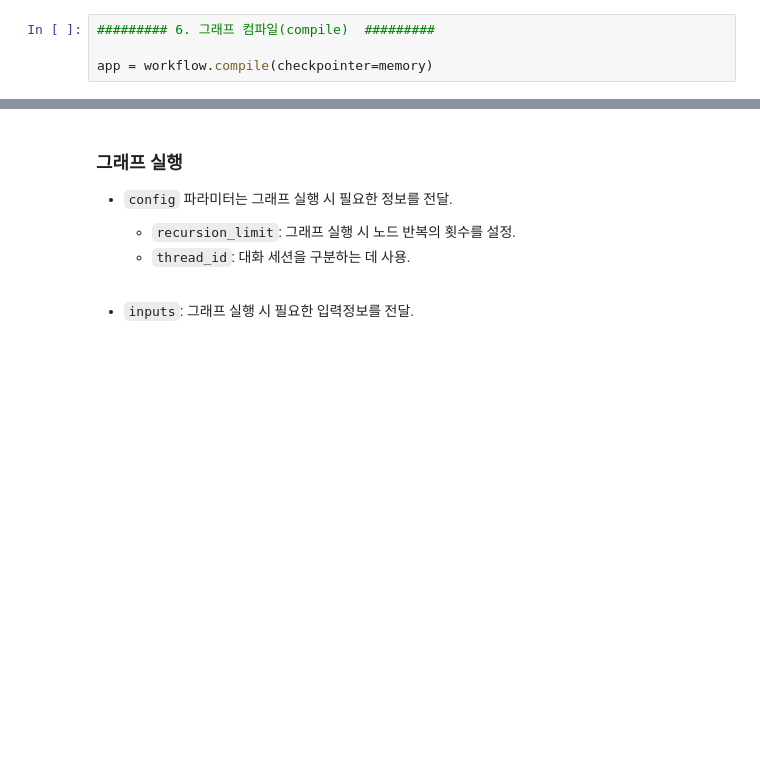
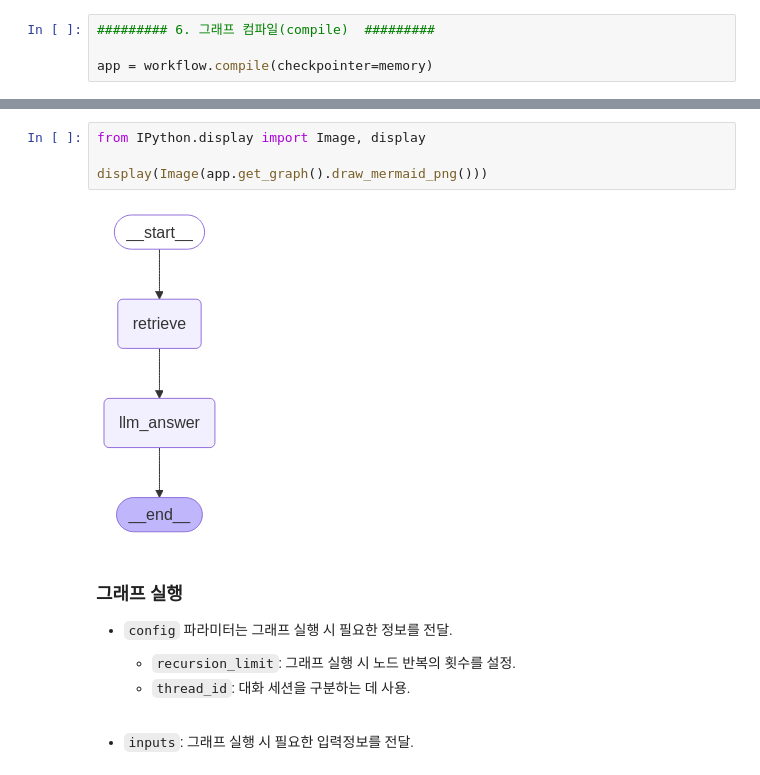
Before and after one commit to loveinlove02/project_2025_langchain, a Jupyter notebook: 17_langGraph/02_structures/app_06_langGraph_rag.ipynb, the cells around one changed output, grey strips where cells are left out. Saved outputs shown, nothing was run; the diff lists cells and outputs as text; blank space fills up the shorter version.

```diff
--- a/17_langGraph/02_structures/app_06_langGraph_rag.ipynb
+++ b/17_langGraph/02_structures/app_06_langGraph_rag.ipynb
@@ -279,3 +299,9 @@ visualize_graph(app)
+# %%
+from IPython.display import Image, display
+
+display(Image(app.get_graph().draw_mermaid_png()))
+# %% [output]
+[figure, added]
 # %% [markdown]
 ### 그래프 실행
 
```
Also changed, not shown: parts of 20 cells of this notebook, 10 other files.
